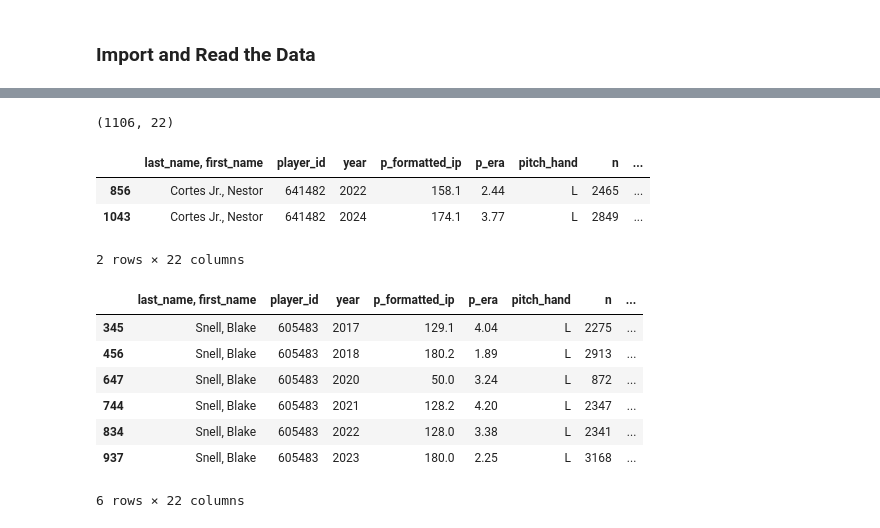
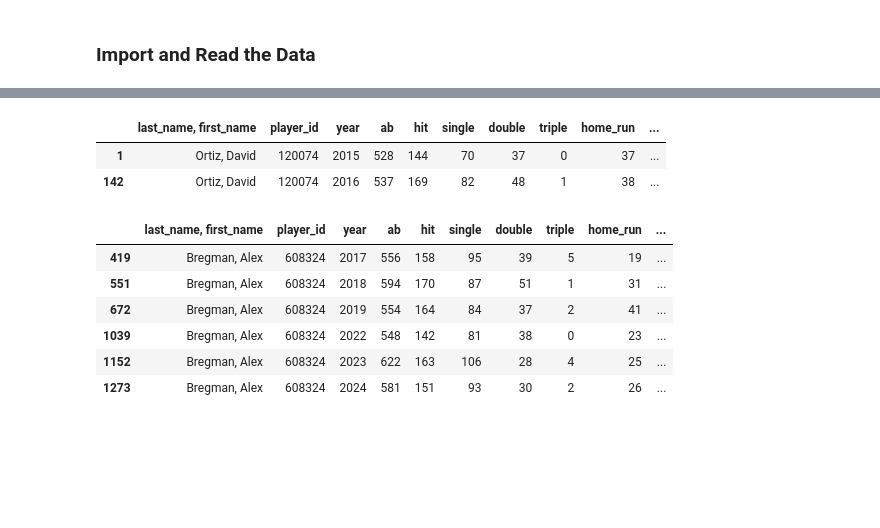
Before and after one commit to apbadzioch/MLB_stuff, a Jupyter notebook: newMLB/new.ipynb, the cells around one changed output, grey strips where cells are left out. Drawn from its saved outputs; the diff is of its cells as text; code cells hidden in the pictures; blank space fills up the shorter version.

```diff
--- a/newMLB/new.ipynb
+++ b/newMLB/new.ipynb
@@ -184,22 +144,16 @@ memory usage: 190.2+ KB
-# %%
-df_all.shape
-# %% [output]
-(1106, 22)
-# %%
-df_all[df_all['last_name, first_name'] == 'Cortes Jr., Nestor']
-# %% [output]
-|  | last_name, first_name | player_id | year | p_formatted_ip | p_era | pitch_hand | n | ... |
-| 856 | Cortes Jr., Nestor | 641482 | 2022 | 158.1 | 2.44 | L | 2465 | ... |
-| 1043 | Cortes Jr., Nestor | 641482 | 2024 | 174.1 | 3.77 | L | 2849 | ... |
-2 rows × 22 columns
-# %%
-df_all[df_all['last_name, first_name'] == 'Snell, Blake']
-# %% [output]
-|  | last_name, first_name | player_id | year | p_formatted_ip | p_era | pitch_hand | n | ... |
-| 345 | Snell, Blake | 605483 | 2017 | 129.1 | 4.04 | L | 2275 | ... |
-| 456 | Snell, Blake | 605483 | 2018 | 180.2 | 1.89 | L | 2913 | ... |
-| 647 | Snell, Blake | 605483 | 2020 | 50.0 | 3.24 | L | 872 | ... |
-| 744 | Snell, Blake | 605483 | 2021 | 128.2 | 4.20 | L | 2347 | ... |
-| 834 | Snell, Blake | 605483 | 2022 | 128.0 | 3.38 | L | 2341 | ... |
-| 937 | Snell, Blake | 605483 | 2023 | 180.0 | 2.25 | L | 3168 | ... |
-6 rows × 22 columns
+# %%
+batter[batter['last_name, first_name'] == 'Ortiz, David']
+# %% [output]
+|  | last_name, first_name | player_id | year | ab | hit | single | double | triple | home_run | ... |
+| 1 | Ortiz, David | 120074 | 2015 | 528 | 144 | 70 | 37 | 0 | 37 | ... |
+| 142 | Ortiz, David | 120074 | 2016 | 537 | 169 | 82 | 48 | 1 | 38 | ... |
+# %%
+batter[batter['last_name, first_name'] == 'Bregman, Alex']
+# %% [output]
+|  | last_name, first_name | player_id | year | ab | hit | single | double | triple | home_run | ... |
+| 419 | Bregman, Alex | 608324 | 2017 | 556 | 158 | 95 | 39 | 5 | 19 | ... |
+| 551 | Bregman, Alex | 608324 | 2018 | 594 | 170 | 87 | 51 | 1 | 31 | ... |
+| 672 | Bregman, Alex | 608324 | 2019 | 554 | 164 | 84 | 37 | 2 | 41 | ... |
+| 1039 | Bregman, Alex | 608324 | 2022 | 548 | 142 | 81 | 38 | 0 | 23 | ... |
+| 1152 | Bregman, Alex | 608324 | 2023 | 622 | 163 | 106 | 28 | 4 | 25 | ... |
+| 1273 | Bregman, Alex | 608324 | 2024 | 581 | 151 | 93 | 30 | 2 | 26 | ... |
```
Also changed, not shown: parts of 24 cells of this notebook, 6 other files.
